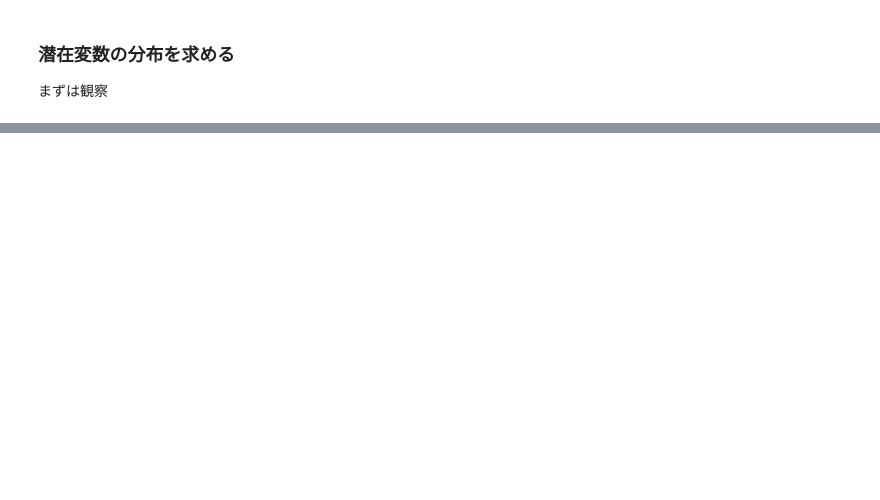
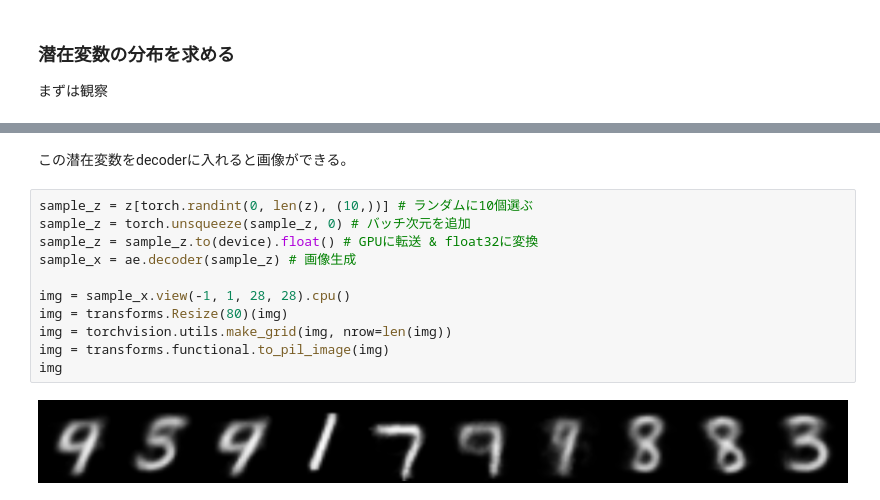
Before and after one commit to misya11p/Autoencoder-study, a Jupyter notebook: AE.ipynb, the cells around one changed output, grey strips where cells are left out. Drawn from its saved outputs; the diff is of its cells as text; blank space fills up the shorter version.

```diff
--- a/AE.ipynb
+++ b/AE.ipynb
@@ -414,0 +448,15 @@ ax2.hist(images[:, 1], bins=100);
+# %% [markdown]
+この潜在変数をdecoderに入れると画像ができる。
+# %%
+sample_z = z[torch.randint(0, len(z), (10,))] # ランダムに10個選ぶ
+sample_z = torch.unsqueeze(sample_z, 0) # バッチ次元を追加
+sample_z = sample_z.to(device).float() # GPUに転送 & float32に変換
+sample_x = ae.decoder(sample_z) # 画像生成
+
+img = sample_x.view(-1, 1, 28, 28).cpu()
+img = transforms.Resize(80)(img)
+img = torchvision.utils.make_grid(img, nrow=len(img))
+img = transforms.functional.to_pil_image(img)
+img
+# %% [output]
+[figure, added]
```
Also changed, not shown: parts of 21 cells of this notebook.
